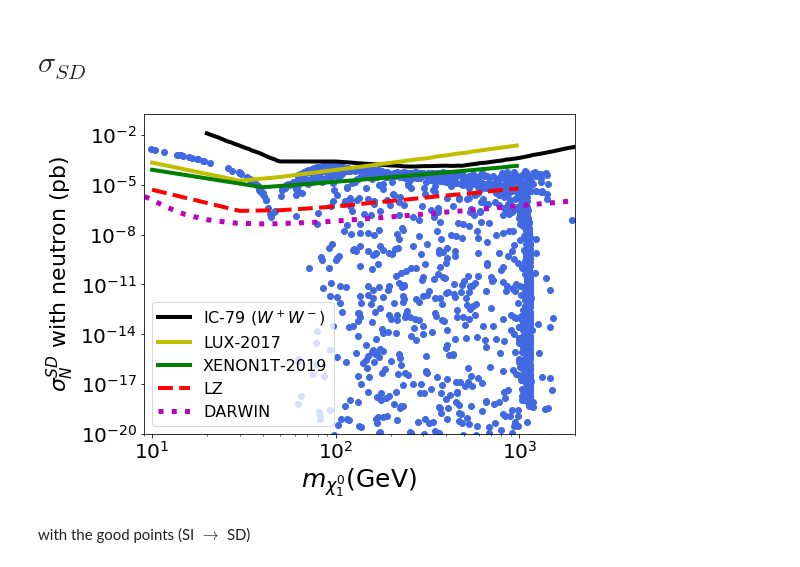
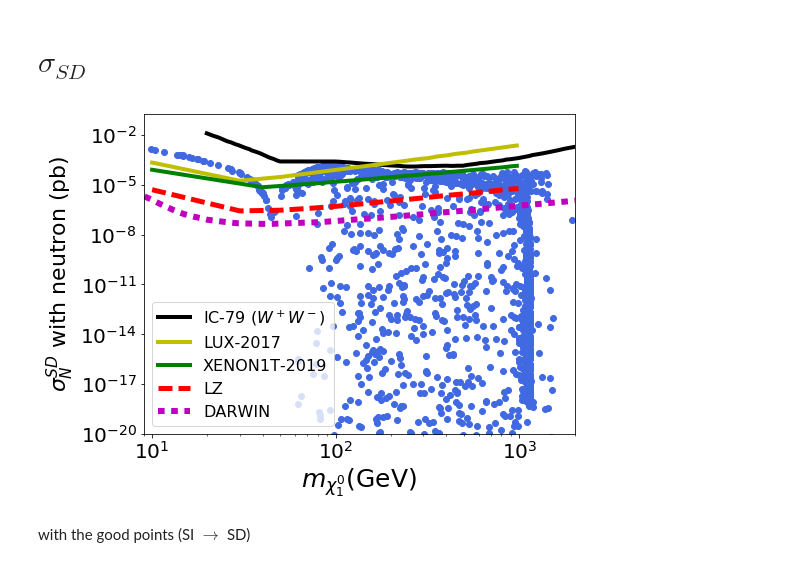
Before and after one commit to anferivera/SDdiracDM, a Jupyter notebook: run-model-general-scan_v2.ipynb, the cells around one changed output. Saved outputs shown, nothing was run; the diff lists cells and outputs as text; code cells hidden in the pictures.

```diff
--- a/run-model-general-scan_v2.ipynb
+++ b/run-model-general-scan_v2.ipynb
@@ -690,36 +778,36 @@ LUX_SD_n = interpolate.interp1d(luxSD.M, luxSD.sigmaSD)
 # %%
 plt.figure(figsize=(8,6))
 #For neutrons
 plt.loglog(xDM.mChi1,xDM['NSD'], color='royalblue', marker='o',linestyle='',label='')
 
 #IceCube limit
 plt.plot(10**IC_SD['M'],10**IC_SD['sigmaSD']*1e+36,'k-',lw=4,label=r'IC-79 ($W^+W^-$)')
 #LUX-neutron
 n=np.arange(10,990,20)
 plt.plot(n,LUX_SD_n(n),'y',lw=4,label='LUX-2017')
 
 #XENON1T
 nx=np.arange(10,990,30)
 plt.loglog(nx,XENON1TSD(nx)*1e+36,'g-',lw=4,label='XENON1T-2019')
 #LZ-1802.06039
 nn=np.arange(10,995,20)
-plt.loglog(nn,LZSD(nn)*1e+36,'r--',lw=4,label='LZ')
+plt.loglog(nn,LZSD(nn)*1e+36,'r--',lw=5,label='LZ')
 
 # DARWIN SD
 n=np.arange(6,5000)
-plt.loglog(n,DARSD(n)*1e+36,'m:',lw=5,label='DARWIN')
+plt.loglog(n,DARSD(n)*1e+36,'m:',lw=6,label='DARWIN')
 
 plt.xlabel(r'$m_{\chi^0_1}$(GeV)',size=25)
 plt.ylabel(r'$\sigma_N^{SD}$ with neutron (pb)',size=22)
 plt.legend(prop={'size':16},loc='lower left')
 plt.xlim(9,2.0e3)
 plt.ylim(1e-20,2e-1)
 
 plt.tight_layout()
 plt.savefig('plots/SD.pdf')
 #plt.show()
 # %% [output]
-[figure, old version]
+[figure, new version]
 # %% [markdown]
 with the good points (SI $\to$ SD)
 # %%
```
Also changed, not shown: parts of 24 cells of this notebook, 3 other files.
